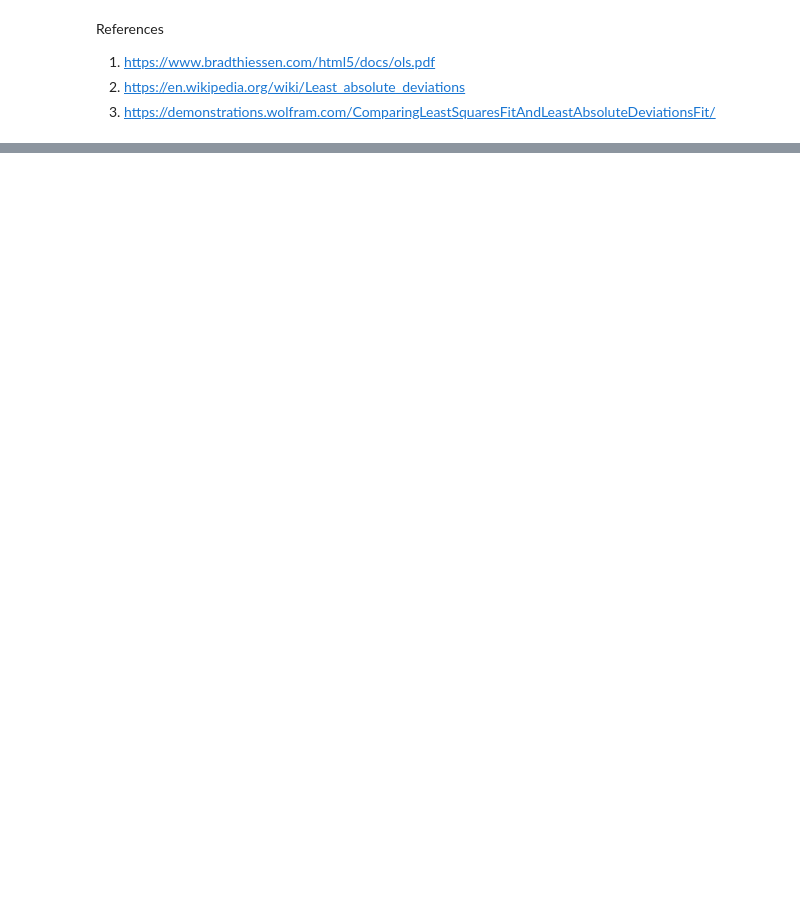
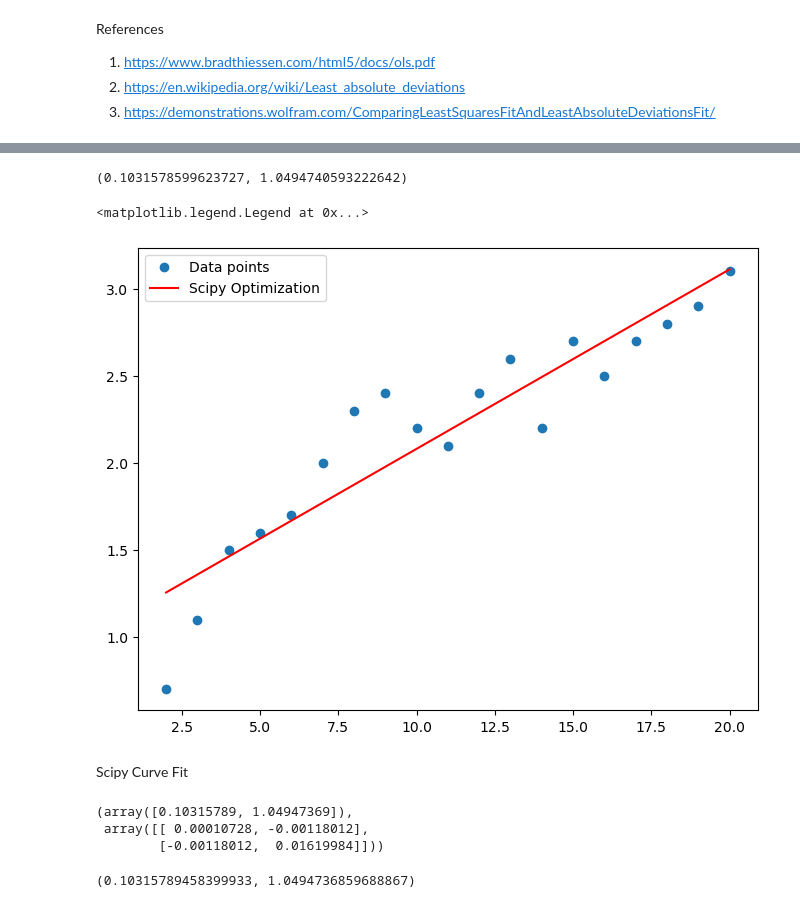
Before and after one commit to andrewjscott/machstat-assessment, a Jupyter notebook: Practicals/02-models-exercises.ipynb, the cells around one changed output, grey strips where cells are left out. Saved outputs shown, nothing was run; the diff lists cells and outputs as text; code cells hidden in the pictures; blank space fills up the shorter version.

```diff
--- a/Practicals/02-models-exercises.ipynb
+++ b/Practicals/02-models-exercises.ipynb
@@ -54,0 +105,15 @@ References
+# %%
+# A cost function that is required to pass into scipy.optimize
+# Code from: https://github.com/ianmcloughlin/2223-S1-machine-learn-stats/blob/main/notebooks/02-models.ipynb
+def cost(MC):
+    # Unpack the values m and c.
+    m, c = MC
+    # We need the data points in this function.
+    cost = np.sum((y - m * x - c)**2)
+    # Return that value.
+    return cost
+# %%
+# Getting m and c using scipy optimize
+result = so.minimize(cost, (1.0, 1.0))
+# Show the results.
+result
@@ -54,0 +132,18 @@ References
+# %%
+# Getting m and c from the result above
+m_o, c_o = result.x
+# Print m and c.
+m_o, c_o
+# %% [output]
+(0.1031578599623727, 1.0494740593222642)
+# %%
+# Plotting result
+fig, ax = plt.subplots(figsize=(8, 6))
+ax.plot(x, y, 'o', label='Data points')
+ax.plot(x, m_o * x + c_o, 'r-', label='Scipy Optimization')
+ax.legend()
+# %% [output]
+<matplotlib.legend.Legend at 0x...>
+[figure, added]
+# %% [markdown]
+Scipy Curve Fit
@@ -54,0 +155,16 @@ References
+# %%
+# Using curve fit and the defined function to get m and c
+result = so.curve_fit(f, x, y)
+
+result
+# %% [output]
+(array([0.10315789, 1.04947369]),
+ array([[ 0.00010728, -0.00118012],
+        [-0.00118012,  0.01619984]]))
+# %%
+# Get m and c
+m_cf, c_cf = result[0]
+# Print values.
+m_cf, c_cf
+# %% [output]
+(0.10315789458399933, 1.0494736859688867)
```
Also changed, not shown: parts of 12 cells of this notebook.
